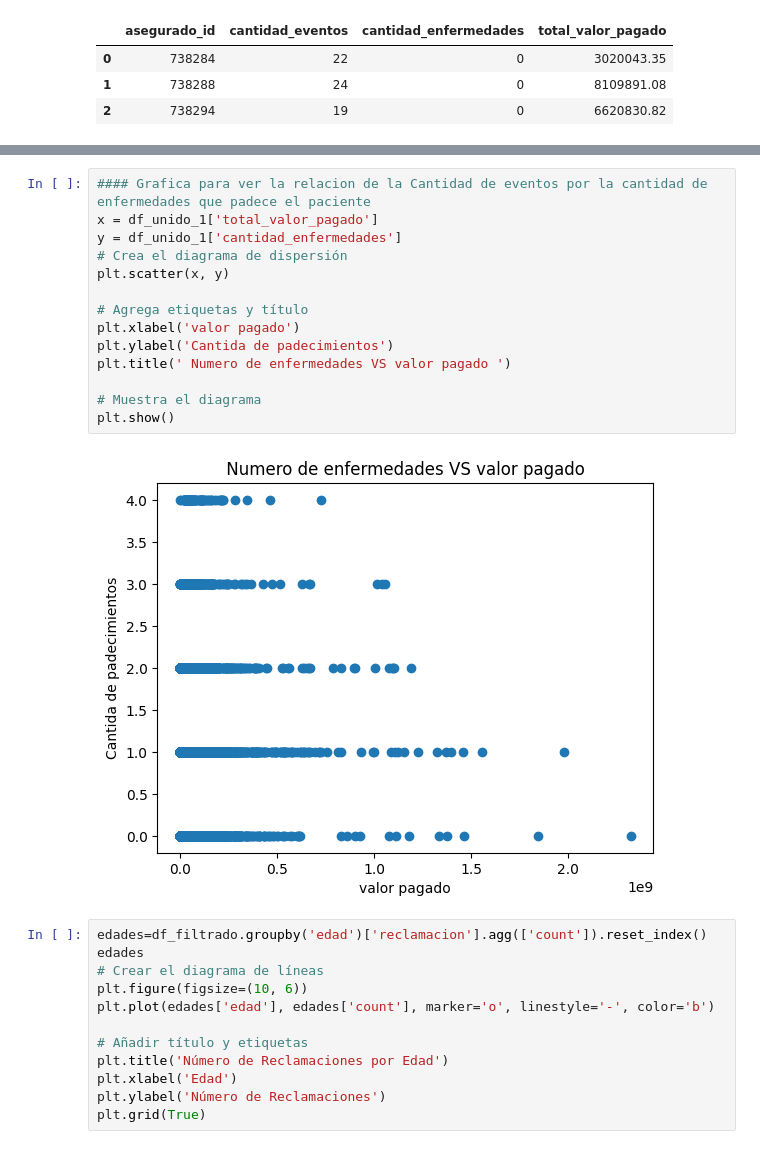
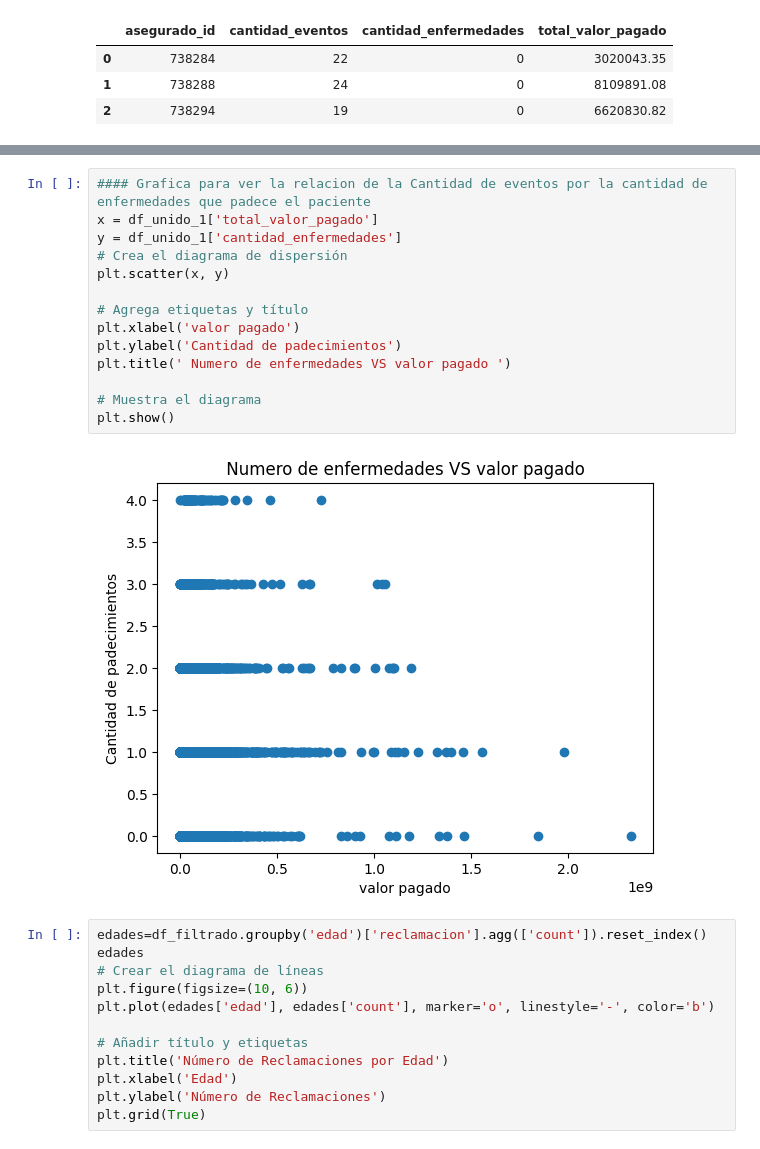
Before and after one commit to danielmancovidales/Aplicaciones-en-finanzas, a Jupyter notebook: Exploratorio.ipynb, the cells around one changed output, grey strips where cells are left out. Drawn from its saved outputs; the diff is of its cells as text.

```diff
--- a/Exploratorio.ipynb
+++ b/Exploratorio.ipynb
@@ -224,19 +224,19 @@ plt.show()
 # %%
 #### Grafica para ver la relacion de la Cantidad de eventos por la cantidad de enfermedades que padece el paciente
 x = df_unido_1['total_valor_pagado']
 y = df_unido_1['cantidad_enfermedades']
 # Crea el diagrama de dispersión
 plt.scatter(x, y)
 
 # Agrega etiquetas y título
 plt.xlabel('valor pagado')
-plt.ylabel('Cantida de padecimientos')
+plt.ylabel('Cantidad de padecimientos')
 plt.title(' Numero de enfermedades VS valor pagado ')
 
 # Muestra el diagrama
 plt.show()
 # %% [output]
-[figure, old version]
+[figure, new version]
 # %%
 edades=df_filtrado.groupby('edad')['reclamacion'].agg(['count']).reset_index()
 edades
```
Also changed, not shown: parts of 5 cells of this notebook.
